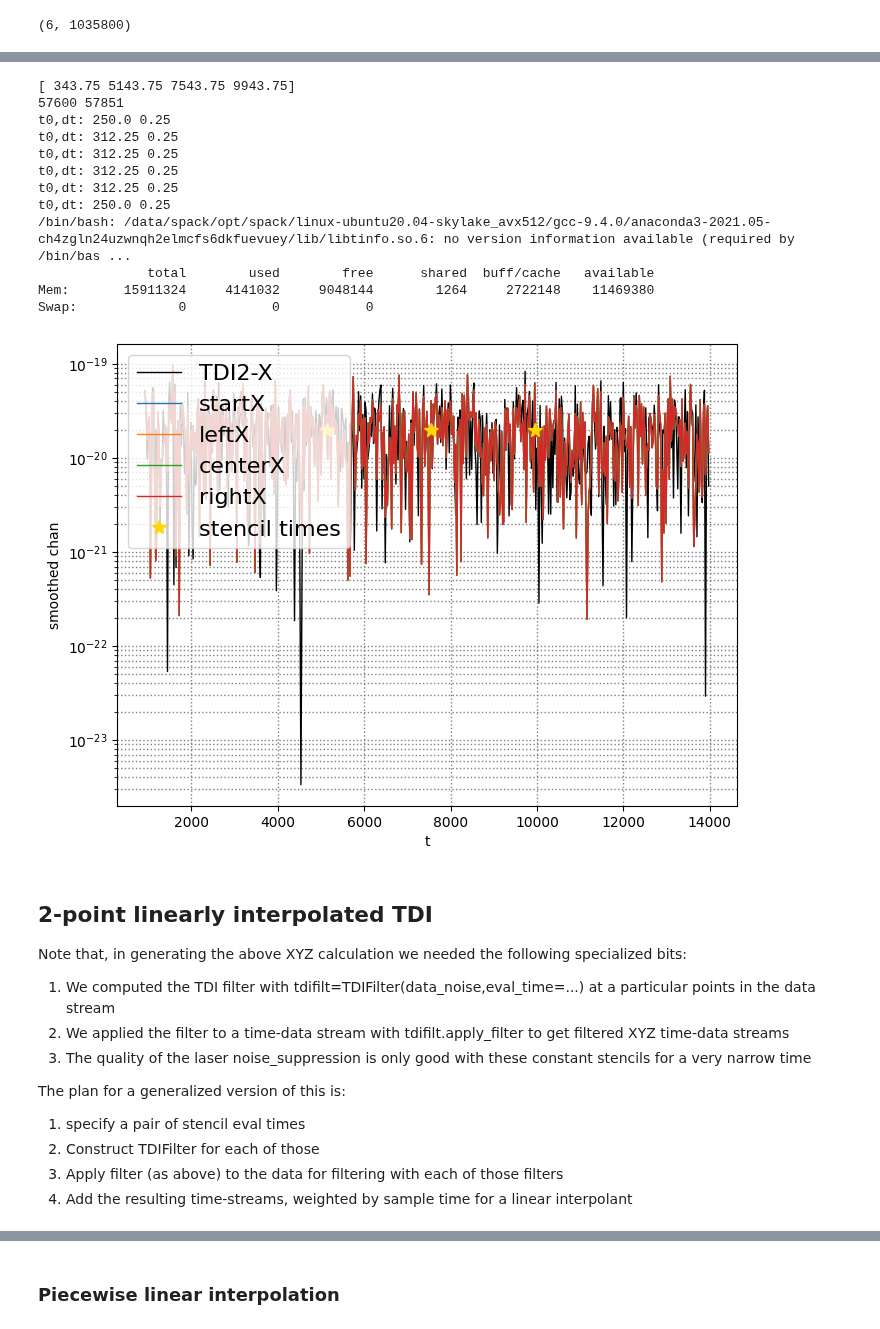
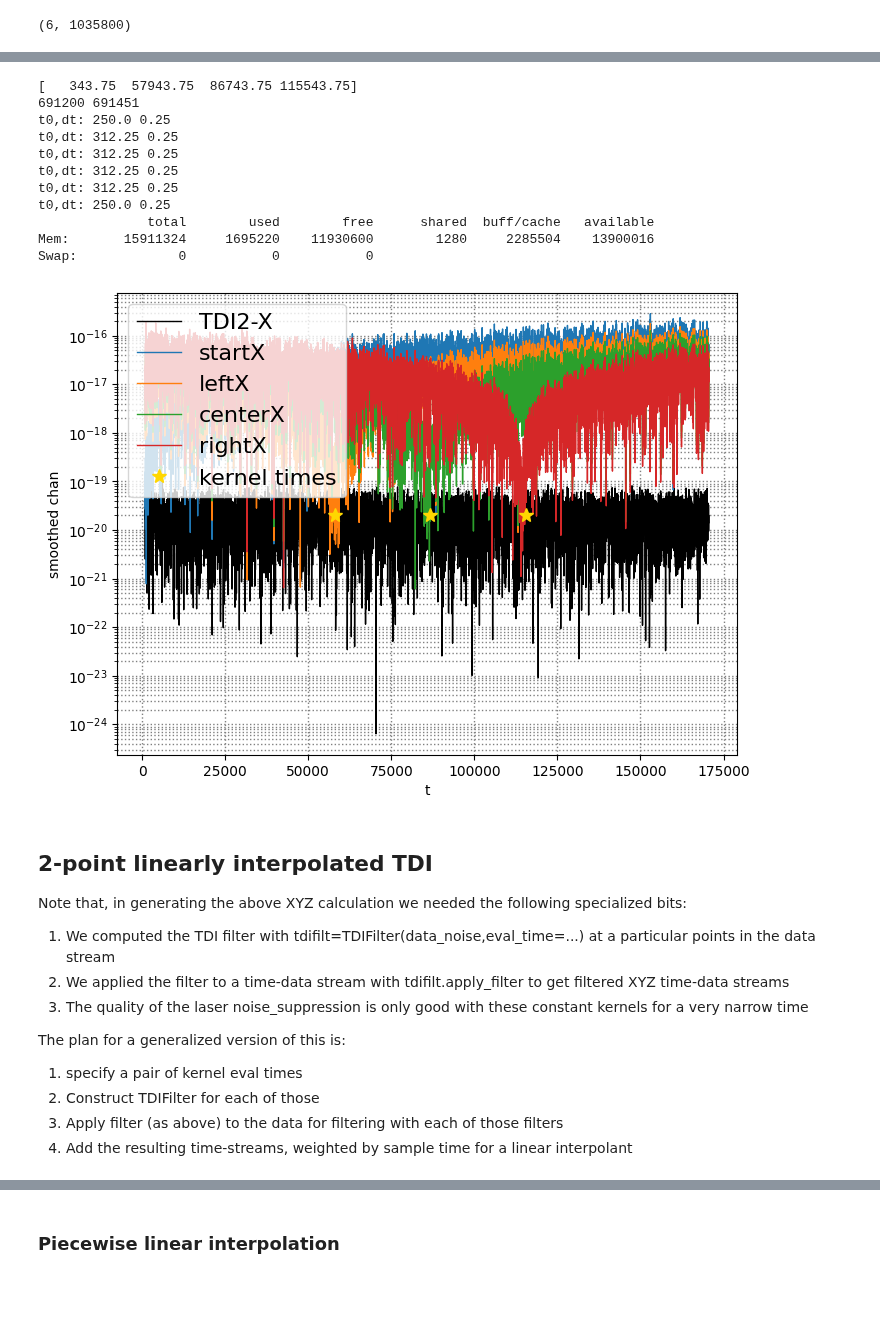
Before and after one commit to eleonoracastelli/pcipy, a Jupyter notebook: notebooks/TDI filter sensitivity and interpolation.ipynb, the cells around one changed output, grey strips where cells are left out. Drawn from its saved outputs; the diff is of its cells as text; code cells hidden in the pictures; blank space fills up the shorter version.

```diff
--- a/notebooks/TDI filter sensitivity and interpolation.ipynb
+++ b/notebooks/TDI filter sensitivity and interpolation.ipynb
@@ -24,7 +24,7 @@ if 0:
 if 1:
     datadir = "/data/jgbaker/software/pcipy/data"
     workdir = datadir+"/simulations/"
-    if 0:
+    if 1:
         orbits = workdir+"keplerian-orbits.h5"
         noise_file_base = "2025-04-07_keplerian_locking_N1-12_laser_tm_oms_"
         gw_file_base = "2025-04-07_keplerian_"
@@ -112,8 +112,8 @@ XYZ_file_gw = TimeData(np.array([x2_gw,y2_gw,z2_gw], dtype=np.float64)[:,skip:],
 # %% [markdown]
 #### Define data range for this study and set up fourier transforms
 # %%
-range_in_hours = 4
-ibuff=250   #edge buffer for stencils
+range_in_hours = 48
+ibuff=250   #edge buffer for kernels
 
 ns = int(range_in_hours * 3600 * fs) # less for dev
 # %%
@@ -300,7 +298,7 @@ display(y_n.data.shape)
 #Construct filters
 
 TDIfiltset = [ TDIFilter(data_noise,eval_time=t,nleft=200,nright=400) for t in t_eval_set ]
-t0set = np.array( [ filt.stencil_ref_time for filt in TDIfiltset ] )
+t0set = np.array( [ filt.kernel_ref_time for filt in TDIfiltset ] )
 
 display(t_eval_set)
 display(t0set)
@@ -499,7 +496,7 @@ for iset in range(len(XYZset)):
 
 if 1:
     idxs=[int(get_index_at_time(TDItest_n,t)) for t in t0set[1:4]]
-    axes.plot(get_times(TDItest_n)[idxs],[2e-20]*3,'*',markersize=10,c='gold',label='stencil times')
+    axes.plot(get_times(TDItest_n)[idxs],[2e-20]*3,'*',markersize=10,c='gold',label='kernel times')
 
 
 if 0:
@@ -510,47 +507,46 @@ if 0:
     axes.loglog(f[i0::iev], (1+iset*0)*np.abs(data[ixyz,i0::iev]), linewidth=1, label='R-L-diff-'+'XYZ'[ixyz])
 
 
 #for iy in range(6):
 #    f,data=do_ft(y_n)
 #    axes.loglog(f[i0::iev], (1+iset*0)*np.abs(data[iy,i0::iev]), linewidth=1, label="single-link-"+str(iy))
 
 
 axes.set_xlabel(r"t")
 axes.set_ylabel(r"smoothed chan")
 plt.legend(loc='upper left', fontsize=16)
 # axes.set_ylim([1e-24, 1e-17])
 #axes.set_xlim([1e-4, 0.1])
 #plt.title("PCI 2.0 (" + str(int(ns/fs/3600))+" hours, nh = "+str(nhalf)+")")
 plt.grid(linewidth=1.0,
          color='gray',
          linestyle='dotted',
          which='both',
          axis='both')
 #plt.show()
 !free
 # %% [output]
-[ 343.75 5143.75 7543.75 9943.75]
-57600 57851
+[   343.75  57943.75  86743.75 115543.75]
+691200 691451
 t0,dt: 250.0 0.25
 t0,dt: 312.25 0.25
 t0,dt: 312.25 0.25
 t0,dt: 312.25 0.25
 t0,dt: 312.25 0.25
 t0,dt: 250.0 0.25
-/bin/bash: /data/spack/opt/spack/linux-ubuntu20.04-skylake_avx512/gcc-9.4.0/anaconda3-2021.05-ch4zgln24uzwnqh2elmcfs6dkfuevuey/lib/libtinfo.so.6: no version information available (required by /bin/bas ...
               total        used        free      shared  buff/cache   available
-Mem:       15911324     4141032     9048144        1264     2722148    11469380
+Mem:       15911324     1695220    11930600        1280     2285504    13900016
 Swap:             0           0           0
-[figure, old version]
+[figure, new version]
 # %% [markdown]
 ## 2-point linearly interpolated TDI
 Note that, in generating the above XYZ calculation we needed the following specialized bits:
  1. We computed the TDI filter with tdifilt=TDIFilter(data_noise,eval_time=...) at a particular points in the data stream
  2. We applied the filter to a time-data stream with tdifilt.apply_filter to get filtered XYZ time-data streams
- 3. The quality of the laser noise_suppression is only good with these constant stencils for a very narrow time
+ 3. The quality of the laser noise_suppression is only good with these constant kernels for a very narrow time
 
 The plan for a generalized version of this is:
- 1. specify a pair of stencil eval times
+ 1. specify a pair of kernel eval times
  2. Construct TDIFilter for each of those
  3. Apply filter (as above) to the data for filtering with each of those filters
  4. Add the resulting time-streams, weighted by sample time for a linear interpolant
```
Also changed, not shown: parts of 27 cells of this notebook, 4 other files.
